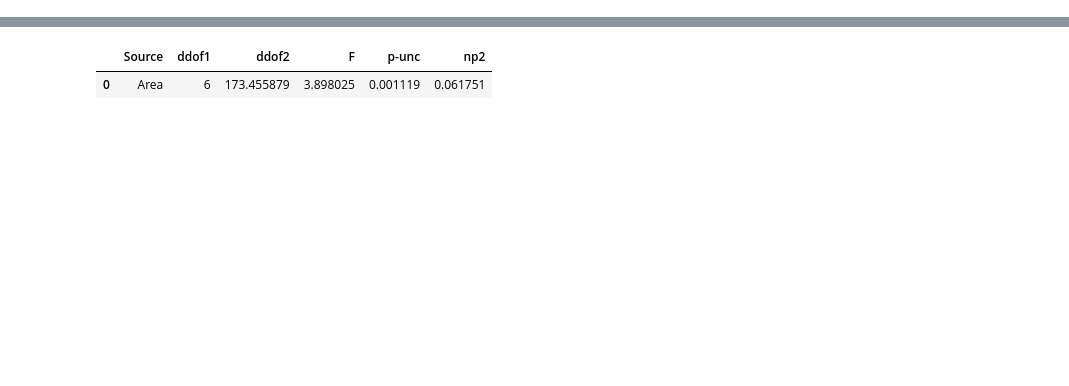
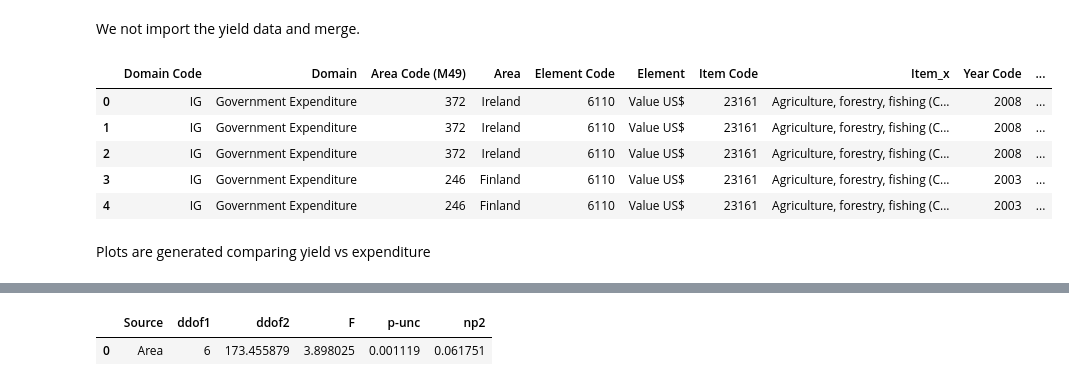
Before and after one commit to ConorD-CCT/CA2_repos, a Jupyter notebook: AgirExpenditure.ipynb, the cells around one changed output, grey strips where cells are left out. Drawn from its saved outputs; the diff is of its cells as text; code cells hidden in the pictures; blank space fills up the shorter version.

```diff
--- a/AgirExpenditure.ipynb
+++ b/AgirExpenditure.ipynb
@@ -1,10 +0,0 @@
-# %%
-import os
-import pandas as pd
-import numpy as np
-import matplotlib.pyplot as plt
-pd.options.display.max_rows = 4000
-
-df = pd.read_csv('EU_Agri_expenditure.csv')
-df = df[df['Area'].isin(['Ireland','Netherlands','France','Italy','Spain','Poland','Germany','Sweden','Finland','Norway'])]
-df.head()
@@ -187,0 +88,2 @@ LeveneResult(statistic=6.186208040630716, pvalue=1.0328187584499535e-05)
+# %% [markdown]
+We not import the yield data and merge.
@@ -187,0 +94,13 @@ LeveneResult(statistic=6.186208040630716, pvalue=1.0328187584499535e-05)
+# %%
+# Merge datasets
+df_merged_yieldd = pd.merge(df_merged,yieldd[['Area','Value','Year','Item']],on=['Area','Year'])
+df_merged_yieldd.head()
+# %% [output]
+|  | Domain Code | Domain | Area Code (M49) | Area | Element Code | Element | Item Code | Item_x | Year Code | ... |
+| 0 | IG | Government Expenditure | 372 | Ireland | 6110 | Value US$ | 23161 | Agriculture, forestry, fishing (C... | 2008 | ... |
+| 1 | IG | Government Expenditure | 372 | Ireland | 6110 | Value US$ | 23161 | Agriculture, forestry, fishing (C... | 2008 | ... |
+| 2 | IG | Government Expenditure | 372 | Ireland | 6110 | Value US$ | 23161 | Agriculture, forestry, fishing (C... | 2008 | ... |
+| 3 | IG | Government Expenditure | 246 | Finland | 6110 | Value US$ | 23161 | Agriculture, forestry, fishing (C... | 2003 | ... |
+| 4 | IG | Government Expenditure | 246 | Finland | 6110 | Value US$ | 23161 | Agriculture, forestry, fishing (C... | 2003 | ... |
+# %% [markdown]
+Plots are generated comparing yield vs expenditure
```
Also changed, not shown: parts of 45 cells of this notebook, 15 other files.
